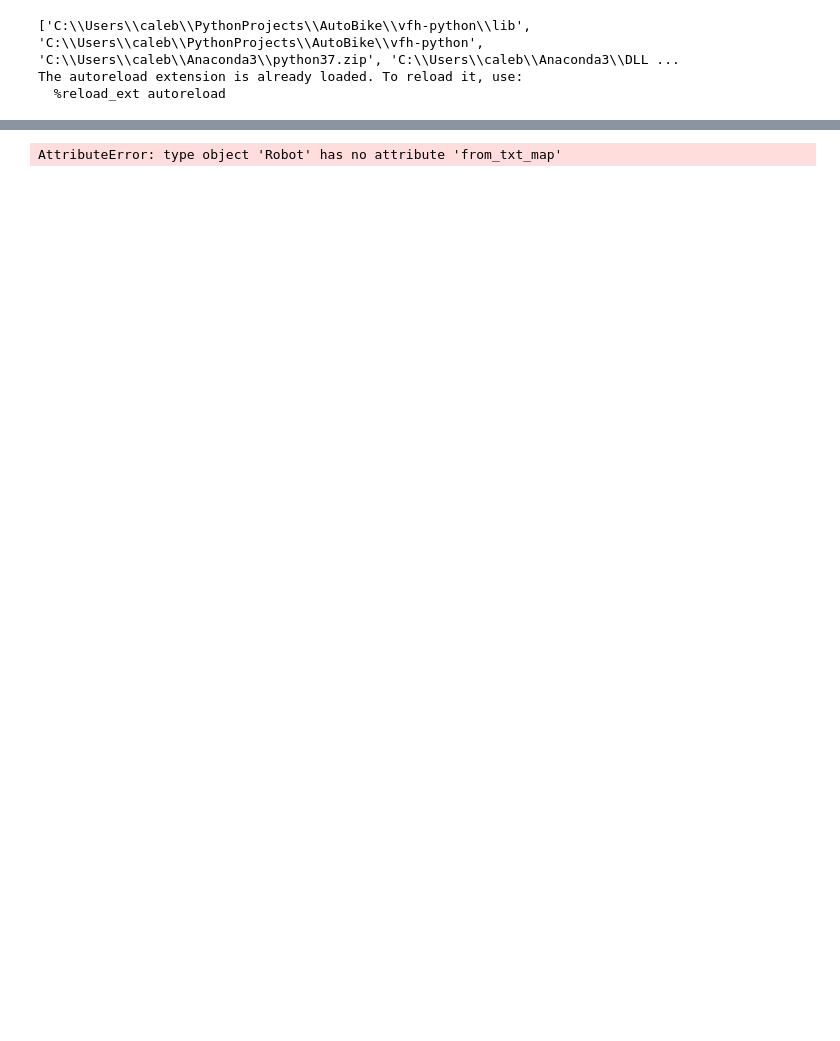
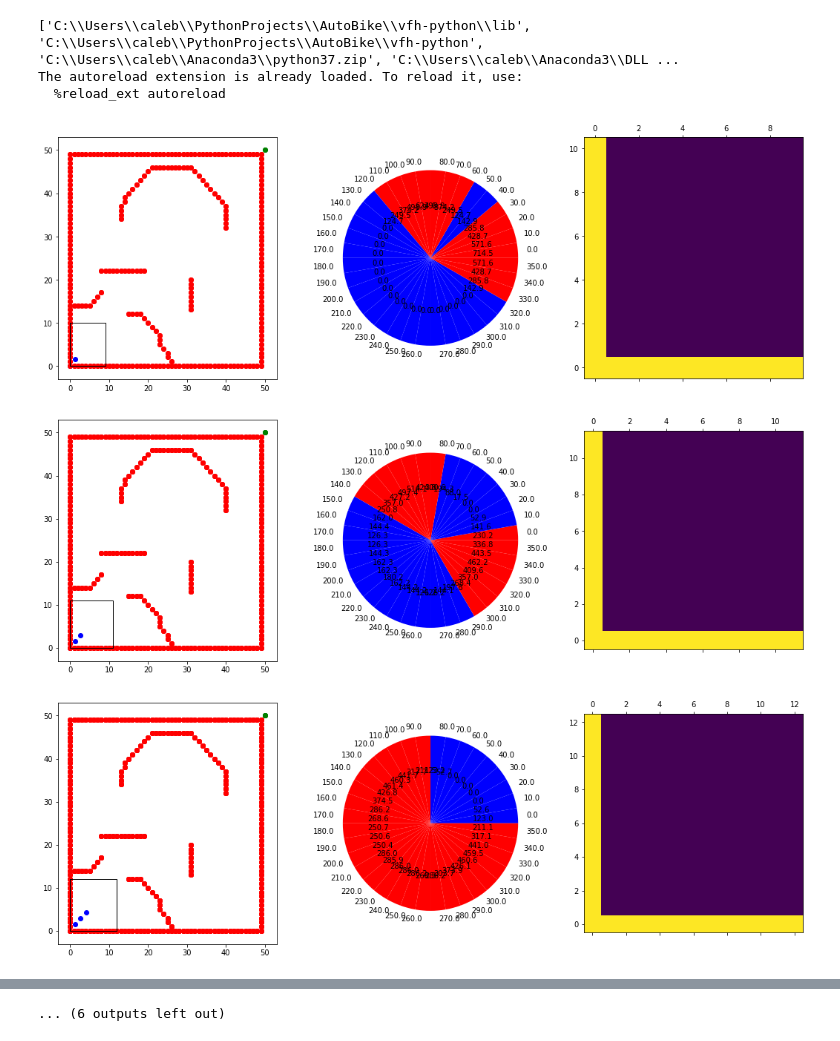
Before and after one commit to CDBiddulph/vfh-python, a Jupyter notebook: playground.ipynb, the cells around one changed output, grey strips where cells are left out. Cells and saved outputs as stored; diff of their text form; code cells hidden in the pictures; blank space fills up the shorter version.

```diff
--- a/playground.ipynb
+++ b/playground.ipynb
@@ -13,32 +13,35 @@ print(sys.path)
 %matplotlib inline
 
 from lib.robot import Robot
 
 # HistogramGrid params
 active_region_dimension = (16, 16)
 resolution = 1 # 1cm per node
 # map_fname = 'map.txt'
 map_fname = 'map_no_sides.txt'
 # map_fname = 'map_trap.txt'
 # map_fname = 'maps/map1.png'
 
 # PolarHistogram params
 num_bins = 36 # each bin is 360/num_bins degrees
 target_location = (1, 1)
 
 # Robot Params
-init_location = (1, 1)
+init_location = (0, 0)
 init_speed = 2
 
-robot = Robot.from_map(map_fname,  init_location,
+robot = Robot.from_map(map_fname, True, init_location,
                        target_location, init_speed, active_region_dimension, resolution, num_bins)
 
 robot.loop(draw=True)
 # print(path_planner)
 # robot.path_planner.print_histogram()
 # robot.draw()
 # print(robot.angle)
 # %% [output]
 ['C:\\Users\\caleb\\PythonProjects\\AutoBike\\vfh-python\\lib', 'C:\\Users\\caleb\\PythonProjects\\AutoBike\\vfh-python', 'C:\\Users\\caleb\\Anaconda3\\python37.zip', 'C:\\Users\\caleb\\Anaconda3\\DLL ...
 The autoreload extension is already loaded. To reload it, use:
   %reload_ext autoreload
+[figure, added]
+[figure, added]
+[figure, added]
@@ -45 +56 @@ The autoreload extension is already loaded. To reload it, use:
-AttributeError: type object 'Robot' has no attribute 'from_txt_map'
+... (6 outputs left out)
```
Also changed, not shown: parts of 1 cell of this notebook, 4 other files.
